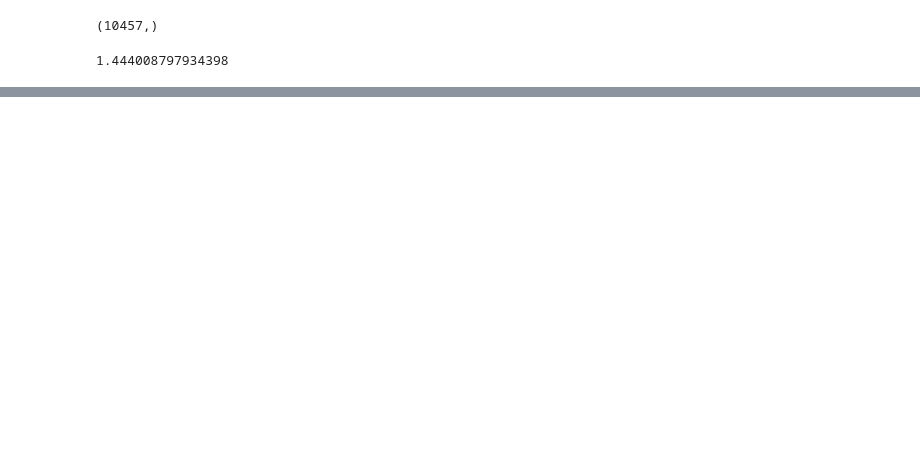
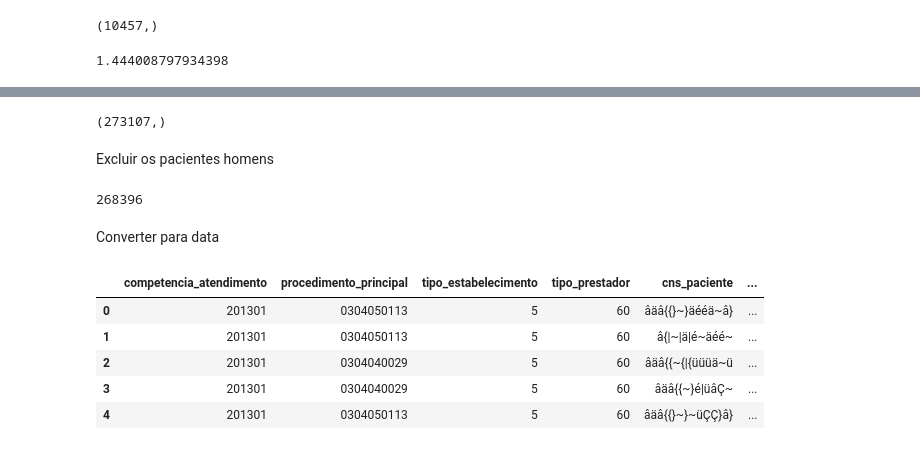
Before and after one commit to TiamatCod3/ia-saude, a Jupyter notebook: src/analise.ipynb, the cells around one changed output, grey strips where cells are left out. Drawn from its saved outputs; the diff is of its cells as text; code cells hidden in the pictures; blank space fills up the shorter version.

Commit message:
base pronta para rodar o modelo

```diff
--- a/src/analise.ipynb
+++ b/src/analise.ipynb
@@ -242,0 +252,6 @@ Name: count, dtype: int64
+# %%
+df['sexo'].shape
+# %% [output]
+(273107,)
+# %% [markdown]
+Excluir os pacientes homens
@@ -242,0 +260,15 @@ Name: count, dtype: int64
+# %%
+len(df)
+# %% [output]
+268396
+# %% [markdown]
+Converter para data
+# %%
+df.head()
+# %% [output]
+|  | competencia_atendimento | procedimento_principal | tipo_estabelecimento | tipo_prestador | cns_paciente | ... |
+| 0 | 201301 | 0304050113 | 5 | 60 | âäâ{{}~}äééä~â} | ... |
+| 1 | 201301 | 0304050113 | 5 | 60 | â{|~|ä|é~äéé~ | ... |
+| 2 | 201301 | 0304040029 | 5 | 60 | âäâ{{~{|{üüüä~ü | ... |
+| 3 | 201301 | 0304040029 | 5 | 60 | âäâ{{~}é|üâÇ~ | ... |
+| 4 | 201301 | 0304050113 | 5 | 60 | âäâ{{}~}~üÇÇ}â} | ... |
```
Also changed, not shown: parts of 47 cells of this notebook.
